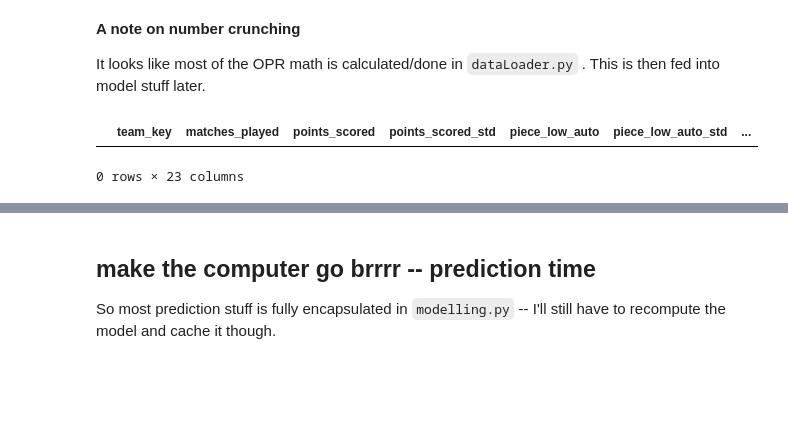
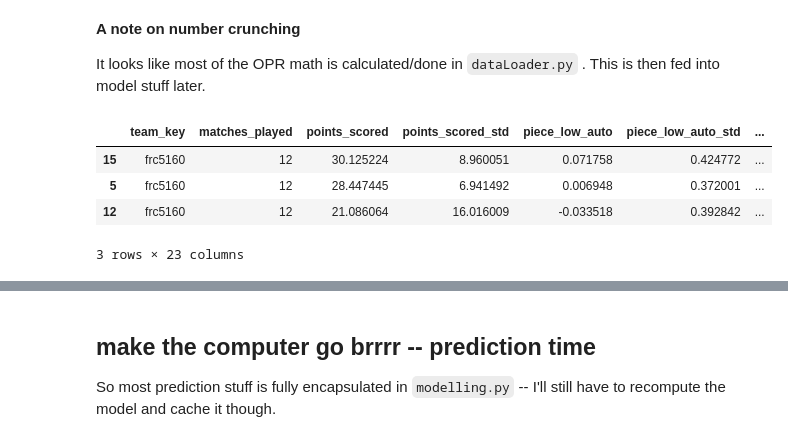
Before and after one commit to morzack/Sakurajima-Scouting, a Jupyter notebook: rebirth.ipynb, the cells around one changed output, grey strips where cells are left out. Cells and saved outputs as stored; diff of their text form; code cells hidden in the pictures; blank space fills up the shorter version.

```diff
--- a/rebirth.ipynb
+++ b/rebirth.ipynb
@@ -52,7 +52,8 @@ data_folder = "data/"
 # %%
 # load in all the downloaded data
 # weeks = ["week1", "week2", "week3", "week4"] # NOTE update as needed, points to data folder
-weeks = ["week1"]
+# weeks = ["week1", "week2", "week3", "week4", "week5", "week6"]
+weeks = ["weekNone"]
 
 events = []
 for w in weeks:
@@ -66,17 +67,20 @@ It looks like most of the OPR math is calculated/done in `dataLoader.py` . This
 # %%
 # load into dataframes and do basic number crunching
 qualification_matches, _, team_scores, team_data, team_component_opr = loader.load_data_event(events[0])
 for event in events[1:]:
     event_qualification_matches, _, event_team_scores, event_team_data, event_team_component_opr = loader.load_data_event(event)
     qualification_matches = pd.concat([qualification_matches, event_qualification_matches])
     team_scores = pd.concat([team_scores, event_team_scores])
     team_data = pd.concat([team_data, event_team_data])
     team_component_opr = pd.concat([team_component_opr, event_team_component_opr])
 qualification_matches
-team_component_opr[team_component_opr['team_key'] == 'frc5607']
+team_component_opr[team_component_opr['team_key'] == 'frc5160']
 # %% [output]
 |  | team_key | matches_played | points_scored | points_scored_std | piece_low_auto | piece_low_auto_std | ... |
+| 15 | frc5160 | 12 | 30.125224 | 8.960051 | 0.071758 | 0.424772 | ... |
+| 5 | frc5160 | 12 | 28.447445 | 6.941492 | 0.006948 | 0.372001 | ... |
+| 12 | frc5160 | 12 | 21.086064 | 16.016009 | -0.033518 | 0.392842 | ... |
-0 rows × 23 columns
+3 rows × 23 columns
 # %%
 team_component_opr[team_component_opr['team_key'] == 'frc4522']
 # %% [output]
```
Also changed, not shown: parts of 10 cells of this notebook, 4 other files.
